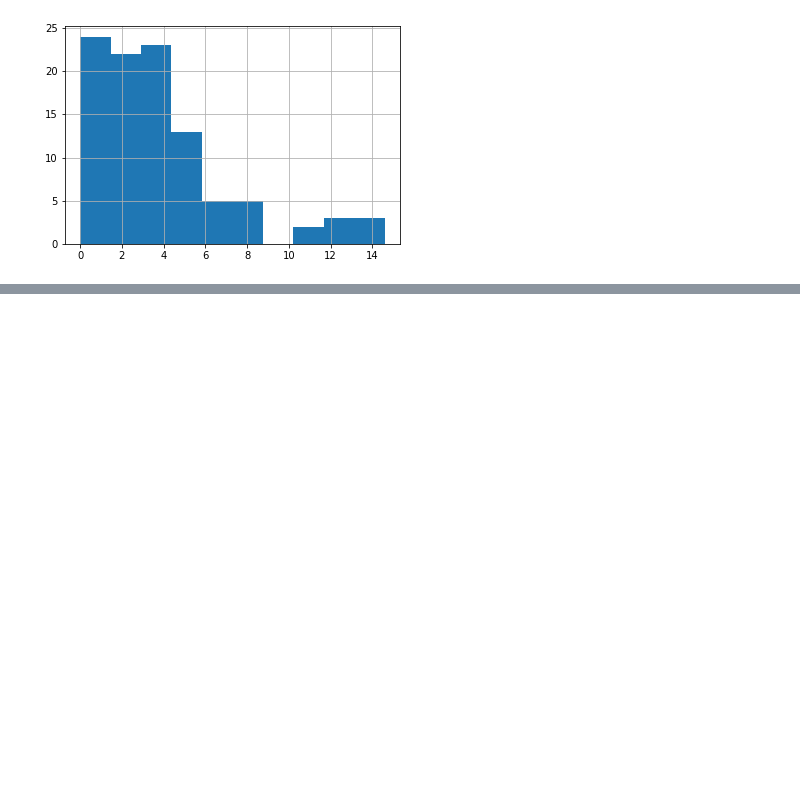
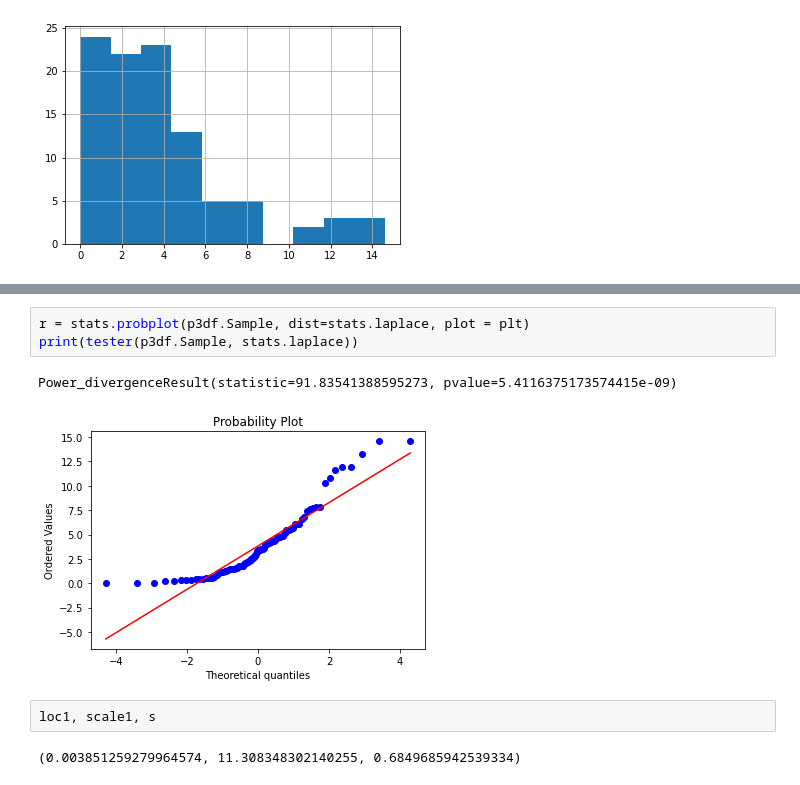
Before and after one commit to ksetdekov/HSE_DS, a Jupyter notebook: 03 Math/Stat hw3/hw3.ipynb, the cells around one changed output, grey strips where cells are left out. Saved outputs shown, nothing was run; the diff lists cells and outputs as text; blank space fills up the shorter version.

```diff
--- a/03 Math/Stat hw3/hw3.ipynb
+++ b/03 Math/Stat hw3/hw3.ipynb
@@ -235,0 +126,10 @@ Text(0, 0.5, 'Frequency')
+# %%
+r = stats.probplot(p3df.Sample, dist=stats.laplace, plot = plt)
+print(tester(p3df.Sample, stats.laplace))
+# %% [output]
+Power_divergenceResult(statistic=91.83541388595273, pvalue=5.4116375173574415e-09)
+[figure, added]
+# %%
+loc1, scale1, s
+# %% [output]
+(0.003851259279964574, 11.308348302140255, 0.6849685942539334)
```
Also changed, not shown: parts of 8 cells of this notebook.
